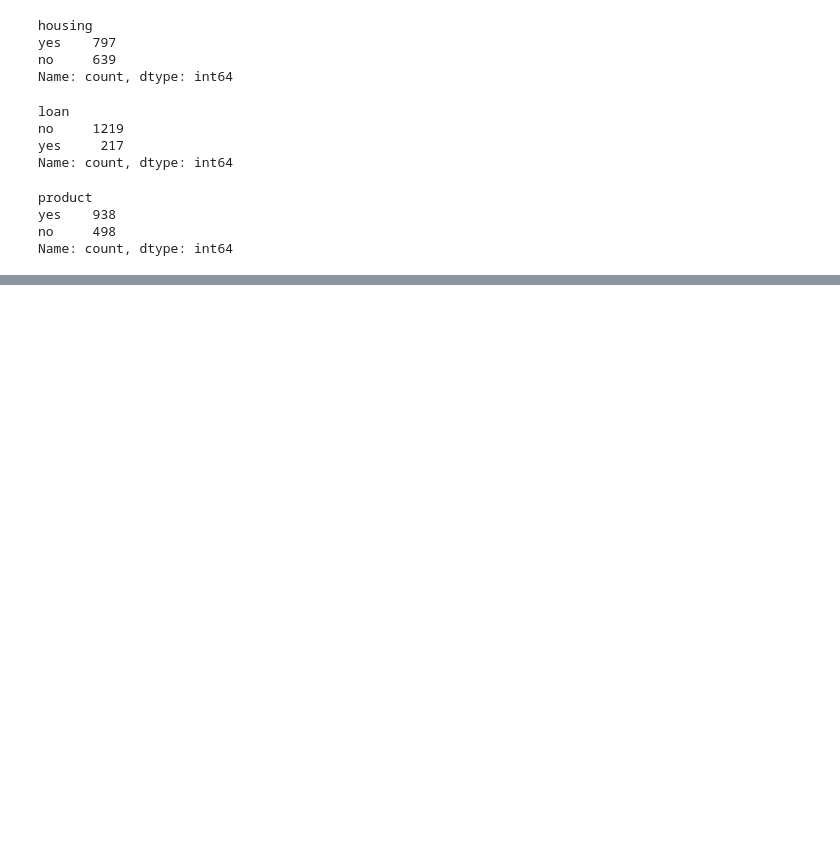
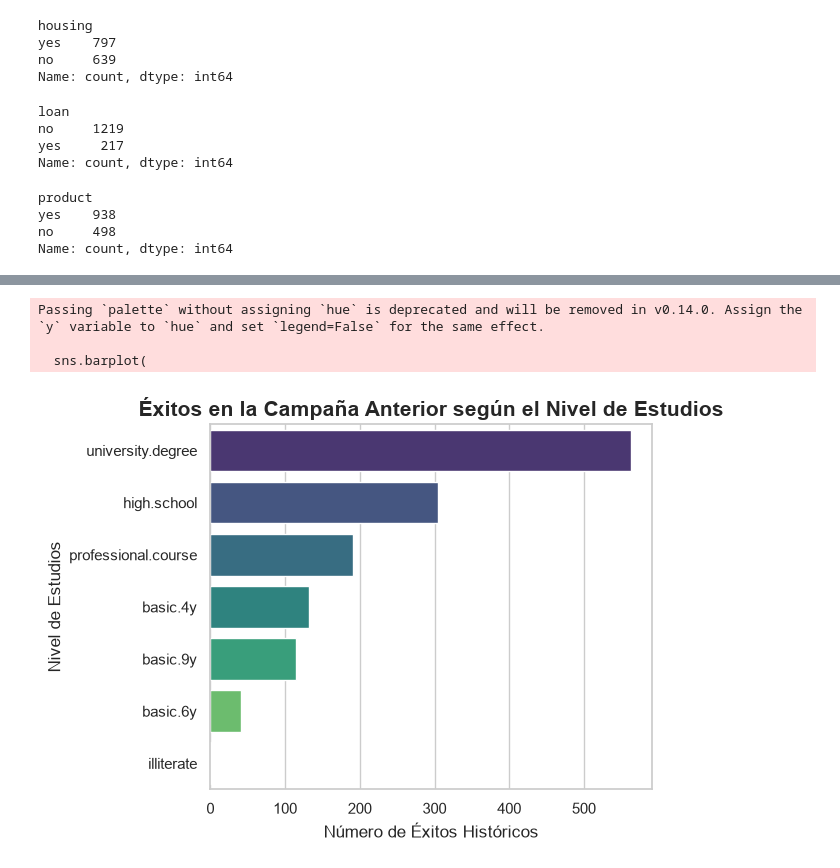
Before and after one commit to GloriaMartinTorres/EDA_Python_GloriaMartin, a Jupyter notebook: Notebooks/proyecto.ipynb, the cells around one changed output, grey strips where cells are left out. Cells and saved outputs as stored; diff of their text form; code cells hidden in the pictures; blank space fills up the shorter version.

```diff
--- a/Notebooks/proyecto.ipynb
+++ b/Notebooks/proyecto.ipynb
@@ -581,7 +582,9 @@ SINGLE      532
 DIVORCED    136
 Name: count, dtype: int64
 # %%
-exitos_estudios = exitos_anteriores['education'].value_counts()
+exitos_estudios = exitos_anteriores['education'].value_counts().reset_index()
+
+exitos_estudios.columns = ["Nivel de Estudios", "Cantidad de Éxitos"]
 
 print(exitos_estudios)
 # %% [output]
@@ -623,0 +711,25 @@ Name: count, dtype: int64
+# %%
+sns.barplot(
+    data=exitos_estudios,
+    x="Cantidad de Éxitos",
+    y="Nivel de Estudios",
+    palette="viridis",
+)
+
+
+plt.title(
+    "Éxitos en la Campaña Anterior según el Nivel de Estudios",
+    fontsize=15,
+    fontweight="bold",
+)
+plt.xlabel("Número de Éxitos Históricos", fontsize=12)
+plt.ylabel("Nivel de Estudios", fontsize=12)
+
+
+plt.tight_layout()
+plt.show()
+# %% [output]
+Passing `palette` without assigning `hue` is deprecated and will be removed in v0.14.0. Assign the `y` variable to `hue` and set `legend=False` for the same effect.
+
+  sns.barplot(
+[figure, added]
```
Also changed, not shown: parts of 10 cells of this notebook, 11 other files.
